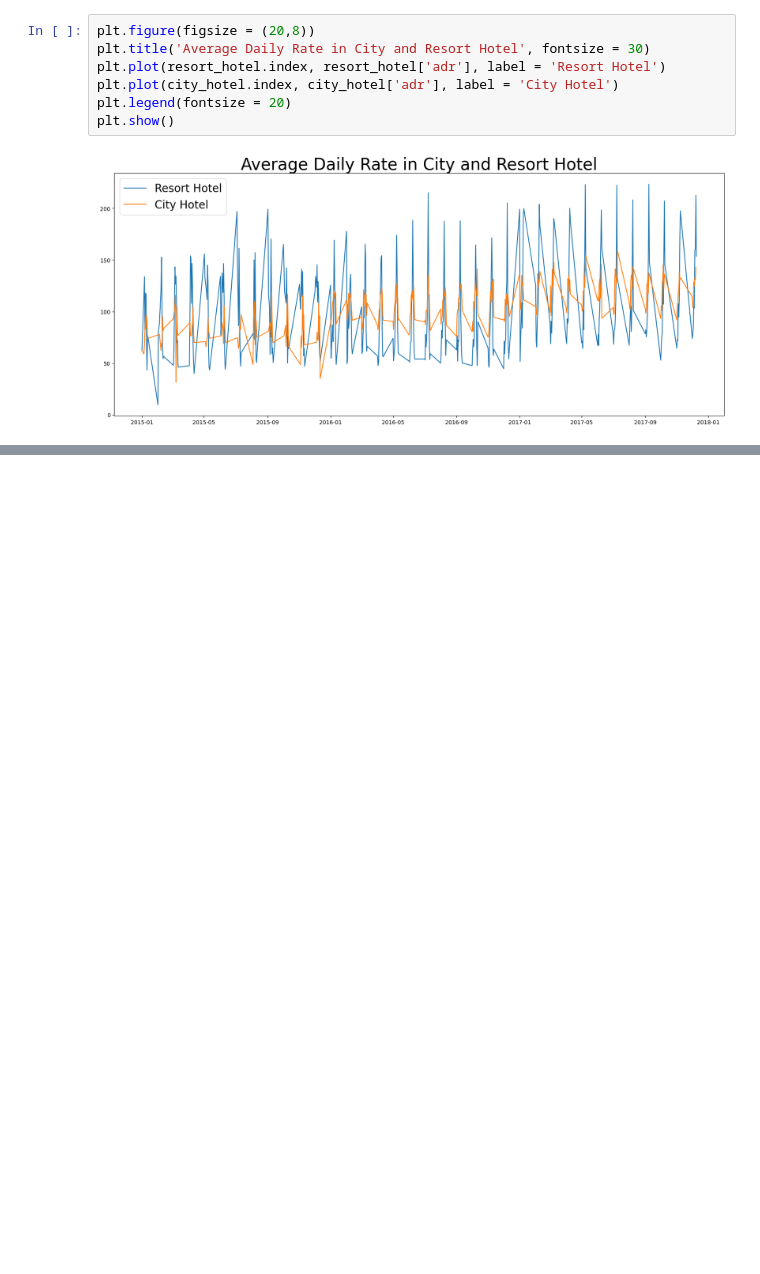
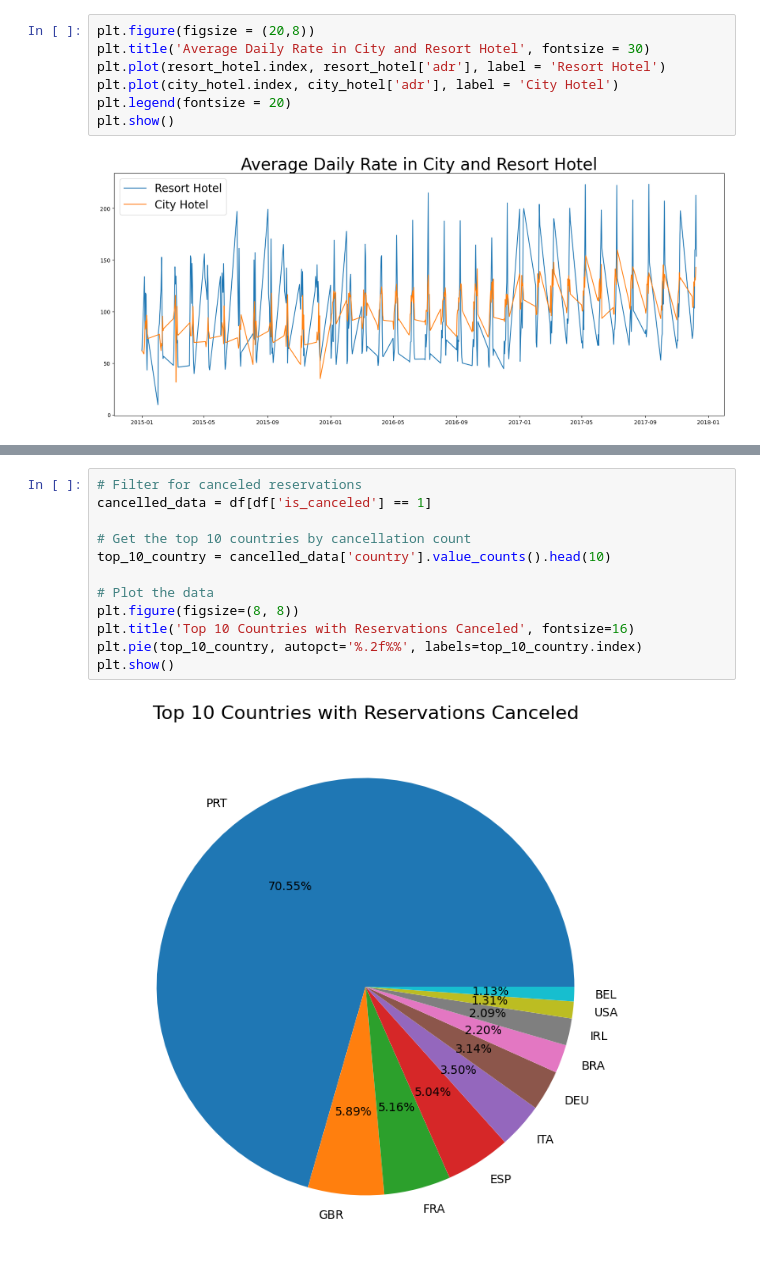
Before and after one commit to RichaSinghhh/Hotel-Booking, a Jupyter notebook: Hotel_Bookings.ipynb, the cells around one changed output, grey strips where cells are left out. Cells and saved outputs as stored; diff of their text form; blank space fills up the shorter version.

```diff
--- a/Hotel_Bookings.ipynb
+++ b/Hotel_Bookings.ipynb
@@ -222,0 +251,14 @@ plt.show()
+# %%
+# Filter for canceled reservations
+cancelled_data = df[df['is_canceled'] == 1]
+
+# Get the top 10 countries by cancellation count
+top_10_country = cancelled_data['country'].value_counts().head(10)
+
+# Plot the data
+plt.figure(figsize=(8, 8))
+plt.title('Top 10 Countries with Reservations Canceled', fontsize=16)
+plt.pie(top_10_country, autopct='%.2f%%', labels=top_10_country.index)
+plt.show()
+# %% [output]
+[figure, added]
```
Also changed, not shown: parts of 8 cells of this notebook.
